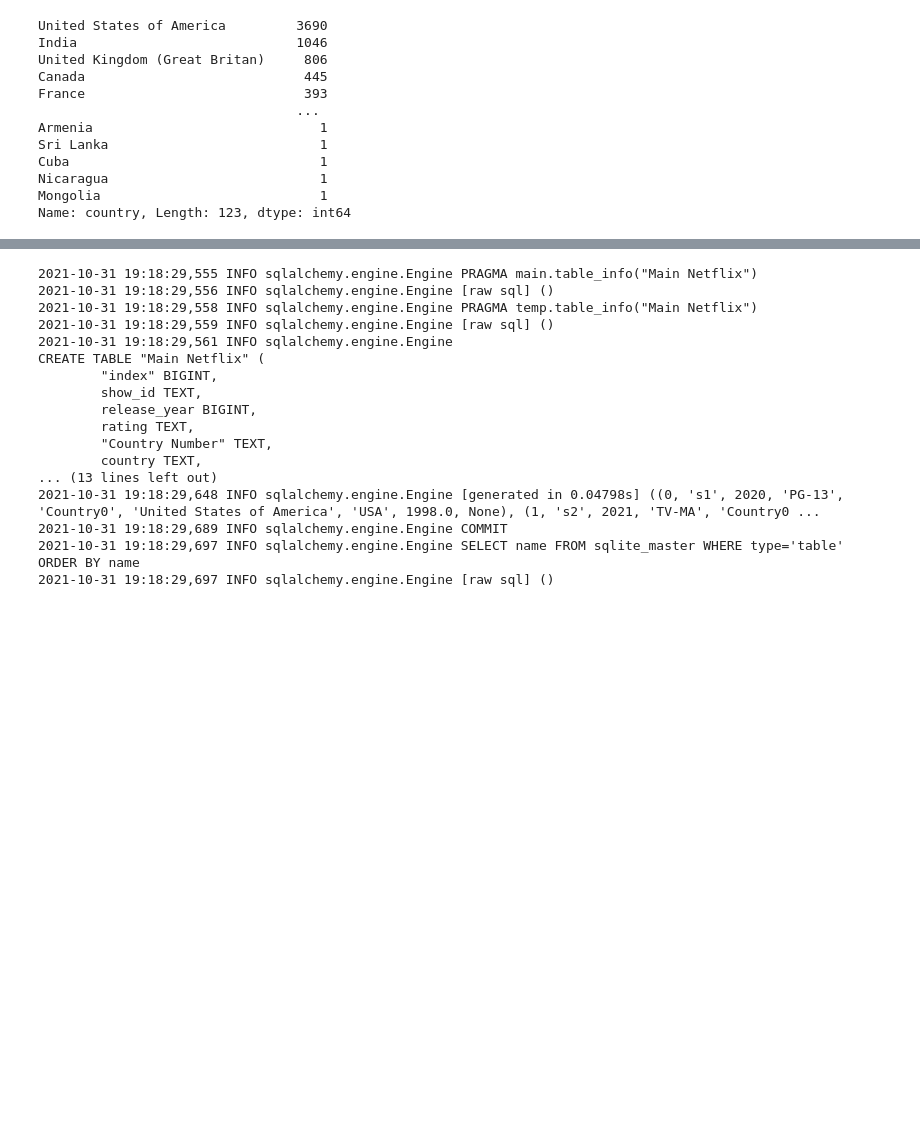
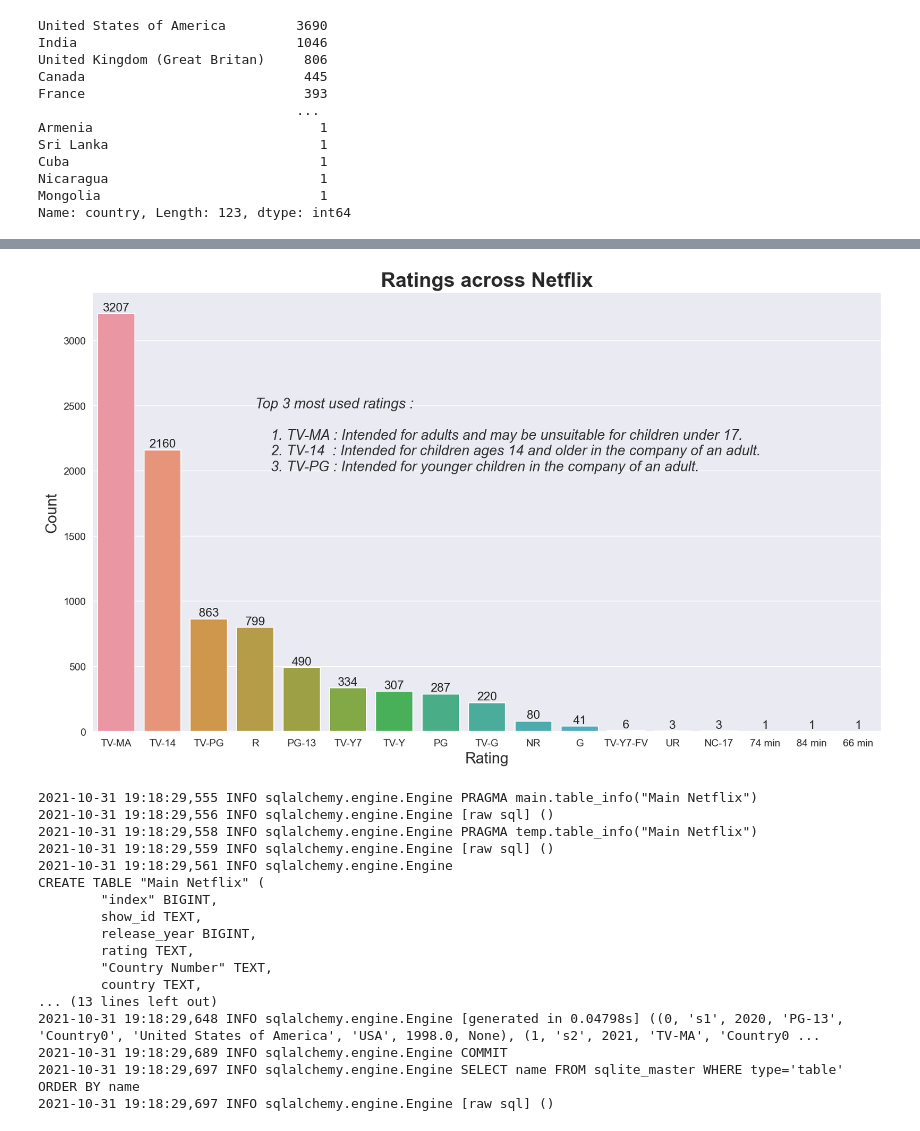
Before and after one commit to jabrunin001/Project-2, a Jupyter notebook: Netflix_titles_db.ipynb, the cells around one changed output, grey strips where cells are left out. Drawn from its saved outputs; the diff is of its cells as text; code cells hidden in the pictures; blank space fills up the shorter version.

```diff
--- a/Netflix_titles_db.ipynb
+++ b/Netflix_titles_db.ipynb
@@ -108,4 +108,12 @@ Cuba                                1
 Nicaragua                           1
 Mongolia                            1
 Name: country, Length: 123, dtype: int64
+# %%
+import numpy as np
+import pandas as pd
+import matplotlib.pyplot as plt
+import seaborn as sns
+sns.set_style('darkgrid')
+import plotly.graph_objects as go
+import plotly.express as px
 # %%
@@ -125,0 +121,8 @@ Name: country, Length: 123, dtype: int64
+# %%
+rat = pd.DataFrame(
+                titles_df.groupby('rating')['rating'].count().sort_values(ascending=False) )\
+                .rename(columns = {'rating':'count'})\
+                .reset_index()
+
+rat['ratio'] = rat['count'] / rat['count'].sum()
+rat.style.bar(subset=['ratio'], color='#de92c7')
@@ -126,3 +148,20 @@ Name: country, Length: 123, dtype: int64
+# %%
+plt.figure(figsize = (14,8), dpi=150)
+
+graph = sns.countplot(x='rating', data = titles_df, order=rat.rating)
+plt.xlabel('Rating', fontsize=15)
+plt.ylabel('Count', fontsize=15)
+plt.title('Ratings across Netflix', fontsize=20, weight='semibold')
+
+for p in graph.patches:
+    height = p.get_height()
+    graph.text(p.get_x() + p.get_width()/2., height + 20, height , ha="center", fontsize=12)
+
+text3 = 'Top 3 most used ratings :\n\n    1. TV-MA : Intended for adults and may be unsuitable for children under 17.\n    2. TV-14  : Intended for children ages 14 and older in the company of an adult.\n    3. TV-PG : Intended for younger children in the company of an adult.'
+plt.text(3, 2000, text3, horizontalalignment='left', size='small', color='black', fontsize=14, alpha=0.8, fontstyle='italic')
+plt.show()
+# %% [output]
+[figure, added]
 # %%
 engine = create_engine('sqlite:///titles_country_year.db', echo=True)
 sqlite_connection = engine.connect()
```
Also changed, not shown: parts of 4 cells of this notebook, 4 other files.
